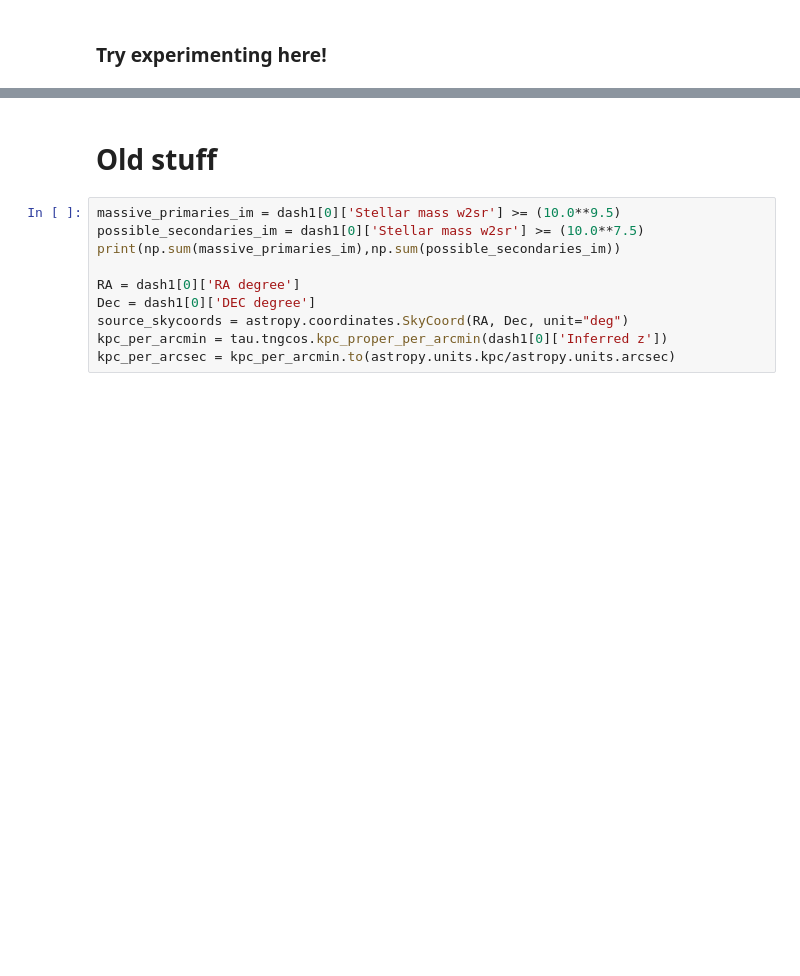
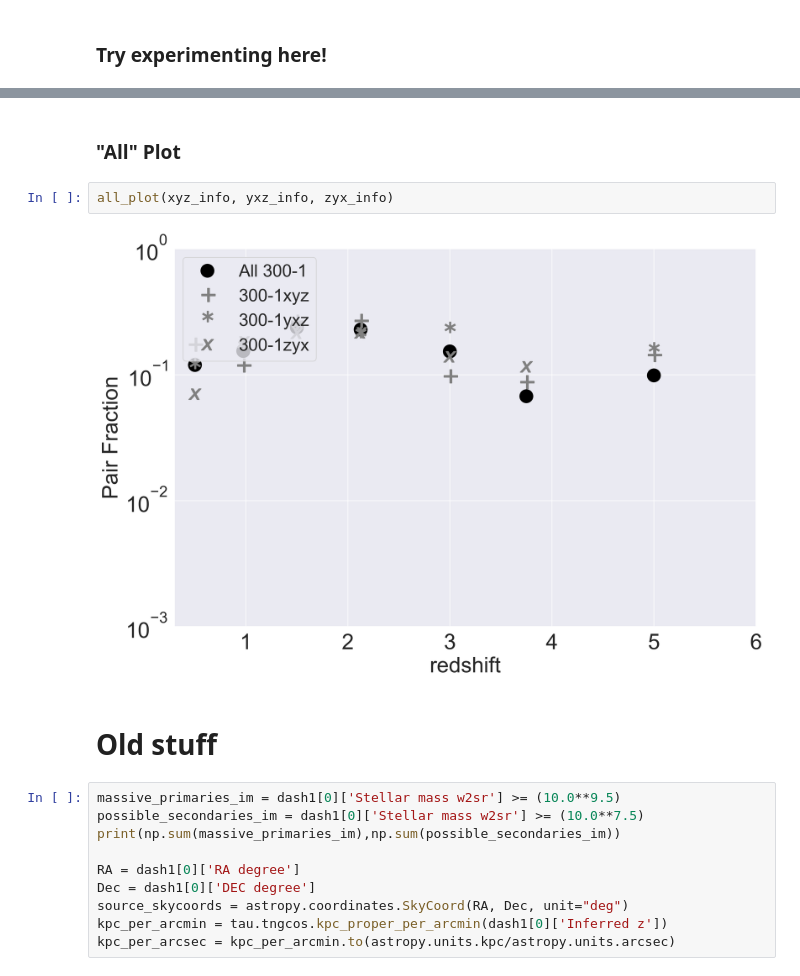
Before and after one commit to openhearted99/SASP-2020, a Jupyter notebook: gfs_code/results/Early_pairs.ipynb, the cells around one changed output, grey strips where cells are left out. Drawn from its saved outputs; the diff is of its cells as text; blank space fills up the shorter version.

```diff
--- a/gfs_code/results/Early_pairs.ipynb
+++ b/gfs_code/results/Early_pairs.ipynb
@@ -432,3 +440,9 @@ Pair fraction for this bin: 0.4
+# %% [markdown]
+### "All" Plot
+# %%
+all_plot(xyz_info, yxz_info, zyx_info)
+# %% [output]
+[figure, added]
 # %% [markdown]
 # Old stuff
 # %%
```
Also changed, not shown: parts of 13 cells of this notebook.
